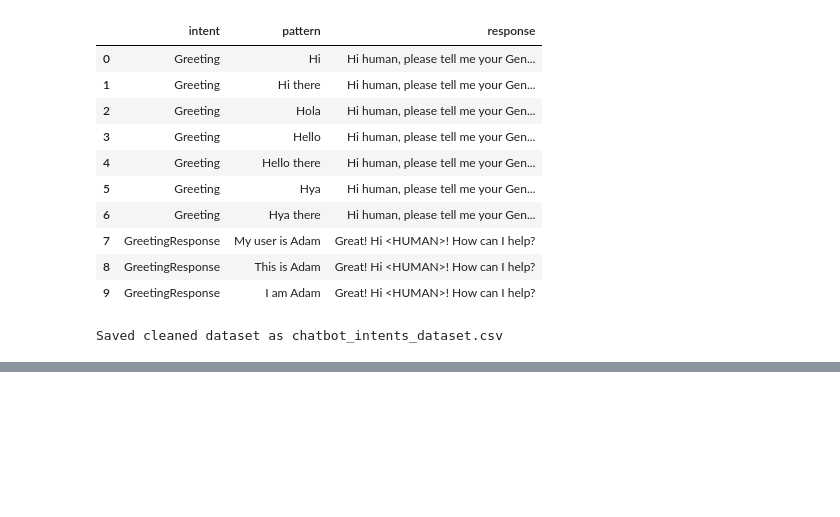
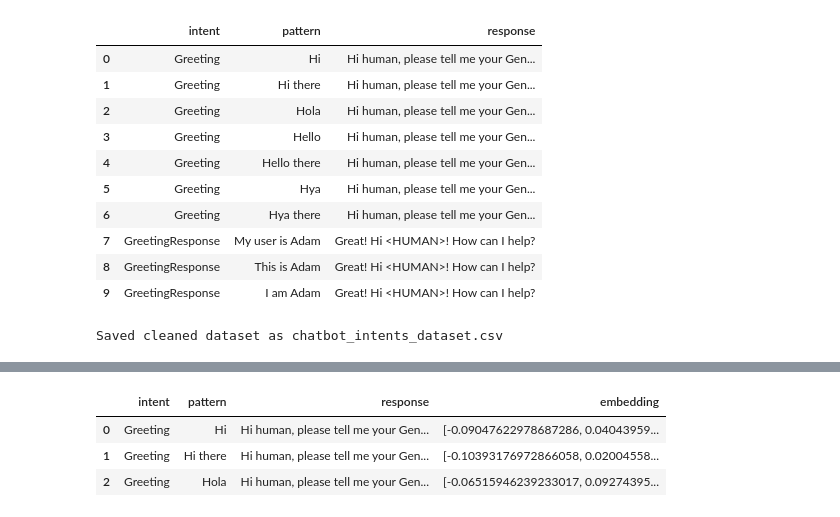
Before and after one commit to LinetLydia/Intelligent-Chatbot, a Jupyter notebook: chatbot_project.ipynb, the cells around one changed output, grey strips where cells are left out. Drawn from its saved outputs; the diff is of its cells as text; code cells hidden in the pictures; blank space fills up the shorter version.

Commit message:
feat: added embeddings and retrieval logic

```diff
--- a/chatbot_project.ipynb
+++ b/chatbot_project.ipynb
@@ -293,0 +294,17 @@ Saved cleaned dataset as chatbot_intents_dataset.csv
+# %%
+from sentence_transformers import SentenceTransformer
+import numpy as np
+
+model = SentenceTransformer("all-MiniLM-L6-v2")
+
+embeddings = model.encode(df["pattern"].tolist(), normalize_embeddings=True)
+
+df["embedding"] = embeddings.tolist()
+
+# Sample
+df.head(3)
+# %% [output]
+|  | intent | pattern | response | embedding |
+| 0 | Greeting | Hi | Hi human, please tell me your Gen... | [-0.09047622978687286, 0.04043959... |
+| 1 | Greeting | Hi there | Hi human, please tell me your Gen... | [-0.10393176972866058, 0.02004558... |
+| 2 | Greeting | Hola | Hi human, please tell me your Gen... | [-0.06515946239233017, 0.09274395... |
```
Also changed, not shown: parts of 5 cells of this notebook, 1 other file.
